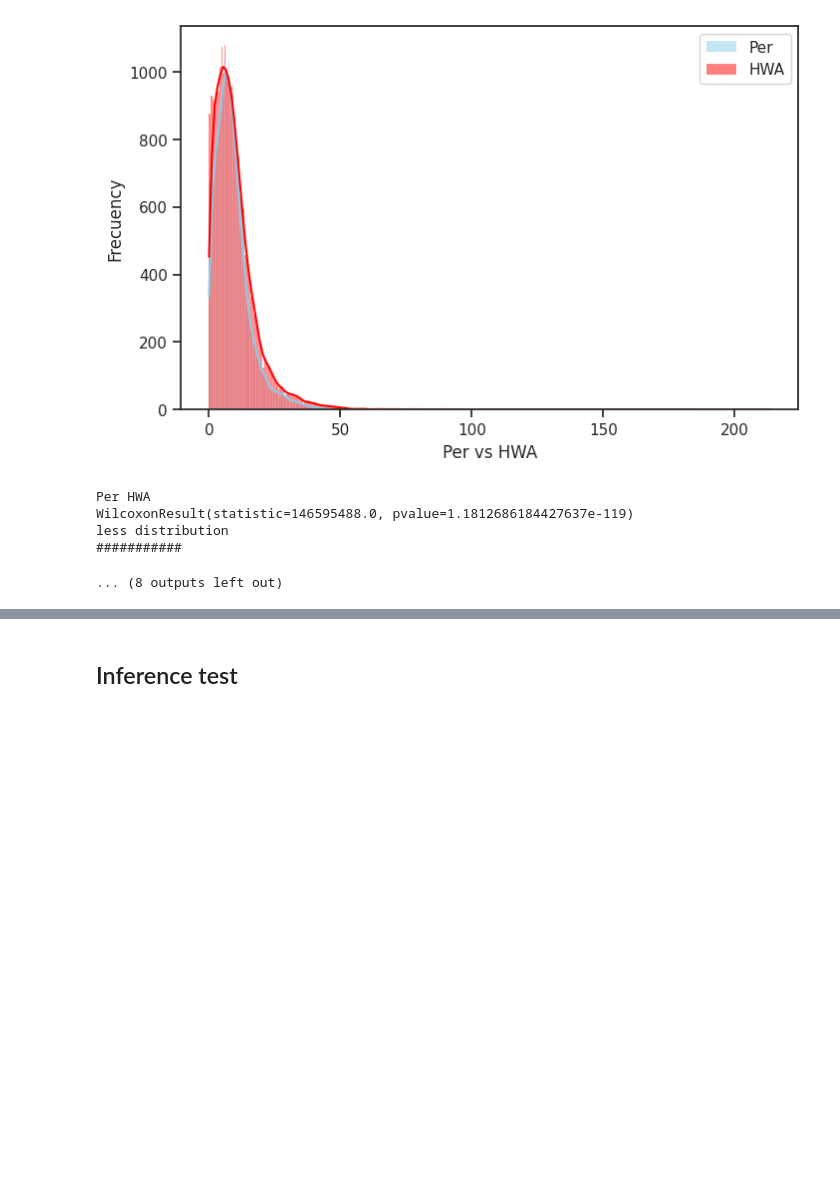
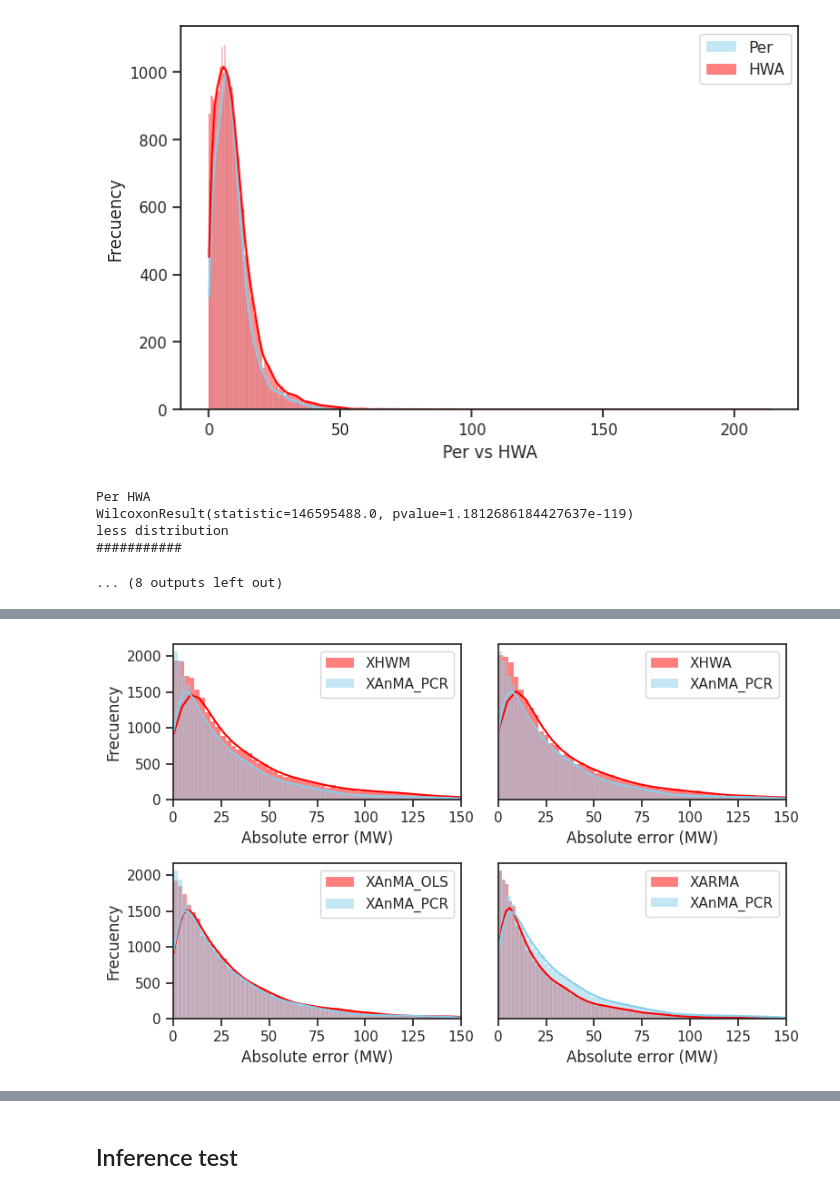
Before and after one commit to urieliram/analog, a Jupyter notebook: test2.ipynb, the cells around one changed output, grey strips where cells are left out. Saved outputs shown, nothing was run; the diff lists cells and outputs as text; code cells hidden in the pictures; blank space fills up the shorter version.

```diff
--- a/test2.ipynb
+++ b/test2.ipynb
@@ -708,34 +687,36 @@ axs[0, 1].set_xlabel('Absolute error (MW)')
 axs[0, 1].set_ylabel('Frecuency')
 axs[0, 1].get_yaxis().set_visible(False)
 
-sns.histplot(data=df_errors.dropna().abs(), x="XAnMA_PCR",  color="red",        label="ARIMA", kde=True, ax=axs[1, 1])
+sns.histplot(data=df_errors.dropna().abs(), x="XARMA",  color="red",        label="XARMA", kde=True, ax=axs[1, 1])
 sns.histplot(data=df_errors.dropna().abs(), x="XAnMA_PCR",  color="skyblue",    label="XAnMA_PCR", kde=True, ax=axs[1, 1])
 
 
 axs[1, 0].set_xlabel('Absolute error (MW)')
 axs[1, 0].set_ylabel('Frecuency')
 #axs[1, 0].get_yaxis().set_visible(False)
 
 sns.histplot(data=df_errors.dropna().abs(), x="XAnMA_OLS",  color="red",        label="XAnMA_OLS", kde=True, ax=axs[1, 0])
 sns.histplot(data=df_errors.dropna().abs(), x="XAnMA_PCR",  color="skyblue",    label="XAnMA_PCR", kde=True, ax=axs[1, 0])
 
 
 axs[1, 1].set_xlabel('Absolute error (MW)')
 axs[1, 1].set_ylabel('Frecuency')
 axs[1, 1].get_yaxis().set_visible(False)
 axs[0, 0].legend()
 axs[0, 1].legend()
 axs[1, 0].legend()
 axs[1, 1].legend()
 axs[0, 0].set_xlim([0,150])
 axs[1, 0].set_xlim([0,150])
 axs[0, 1].set_xlim([0,150])
 axs[1, 1].set_xlim([0,150])
 
 plt.tight_layout()
 namefile = dir+'fig:errorX.pdf'
 plt.savefig(namefile, transparent=True)
 plt.show()
+# %% [output]
+[figure, added]
 # %%
 
 sns.set(style="ticks")
```
Also changed, not shown: parts of 27 cells of this notebook, 5 other files.
